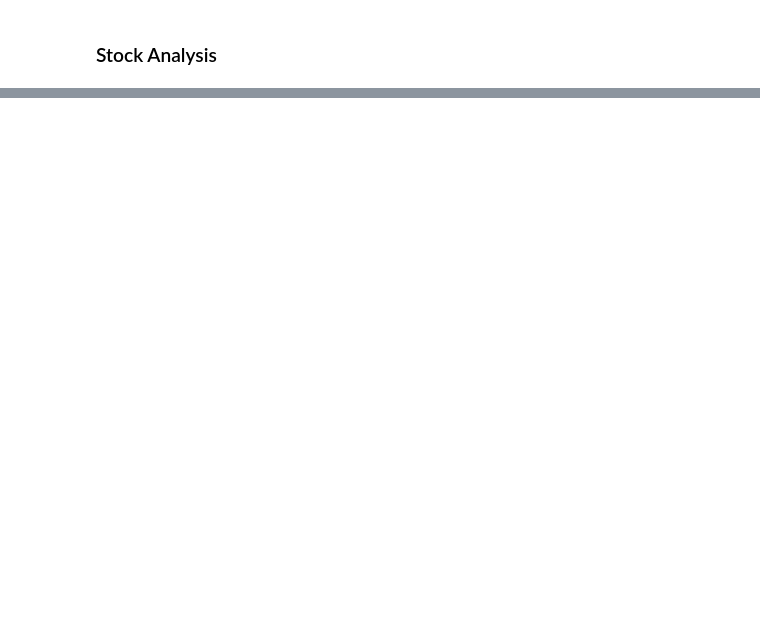
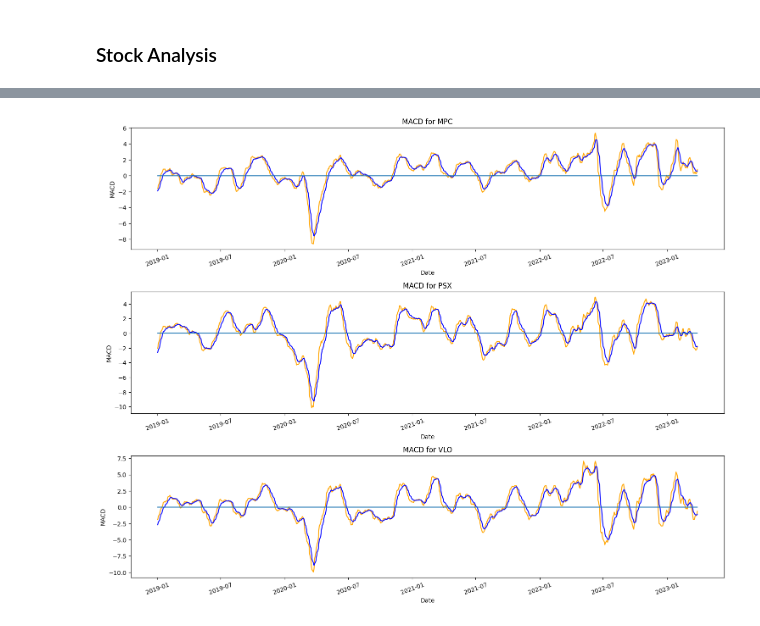
Before and after one commit to jpradas1/Stock_Market_Analysis, a Jupyter notebook: Analysis_II.ipynb, the cells around one changed output, grey strips where cells are left out. Drawn from its saved outputs; the diff is of its cells as text; code cells hidden in the pictures; blank space fills up the shorter version.

```diff
--- a/Analysis_II.ipynb
+++ b/Analysis_II.ipynb
@@ -91,0 +60,15 @@ plt.show()
+# %%
+plt.figure(figsize=(15,15))
+## MACD for the Oil-Gas Refining and Marketing's stocks
+for ii, df in enumerate(df_rm):
+    plt.subplot(len(df_rm)+1, 1, ii+1)
+    ax = sns.lineplot(x='Date', y='MACD', data=df[['Date','MACD']], color='orange')
+    ax = sns.lineplot(x='Date', y='Signal', data=df[['Date','Signal']], color='blue')
+    plt.plot(df['Date'].values, np.zeros(len(df['Date'].values)))
+    plt.title('MACD for {}'.format(stock_rm[ii]))
+    plt.xticks(rotation=20)
+
+plt.tight_layout()
+plt.show()
+# %% [output]
+[figure, added]
```
Also changed, not shown: parts of 16 cells of this notebook, 6 other files.
